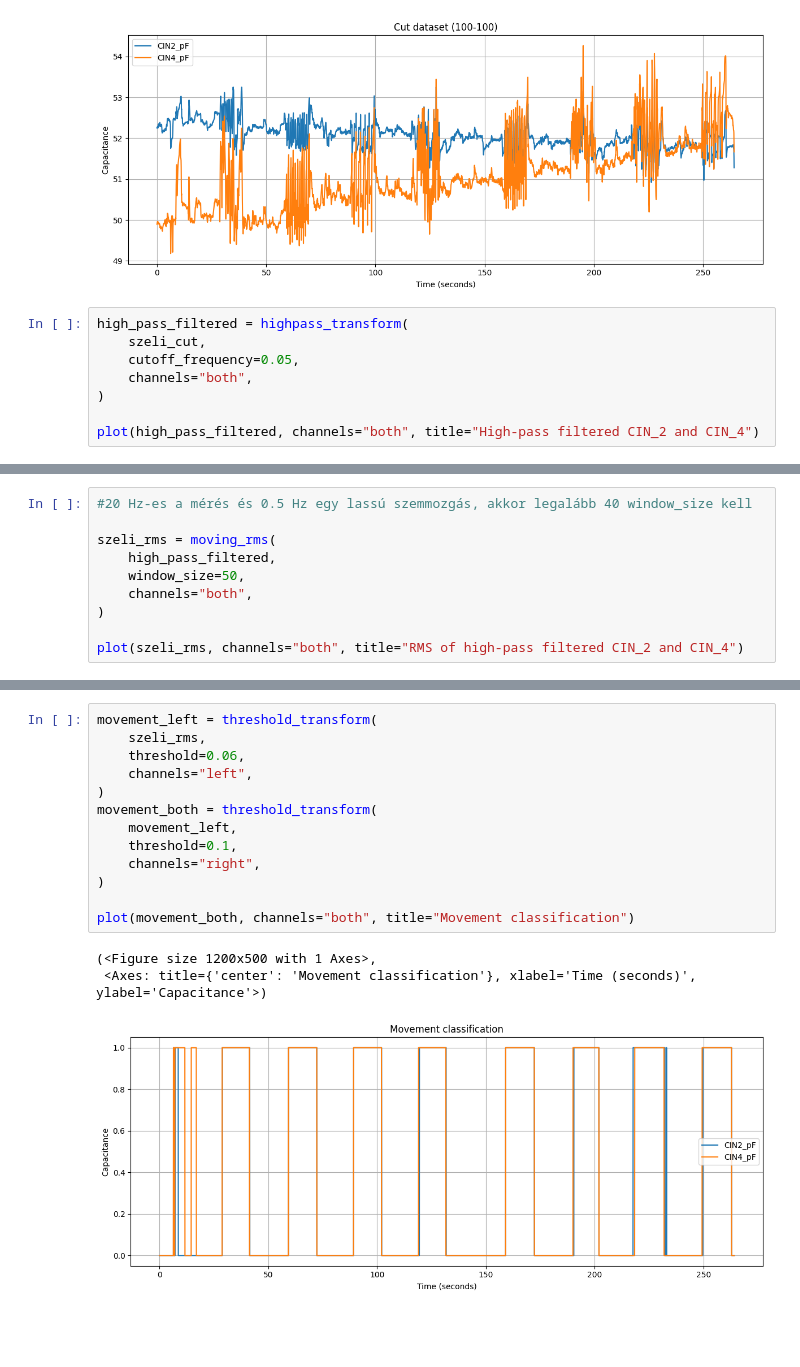
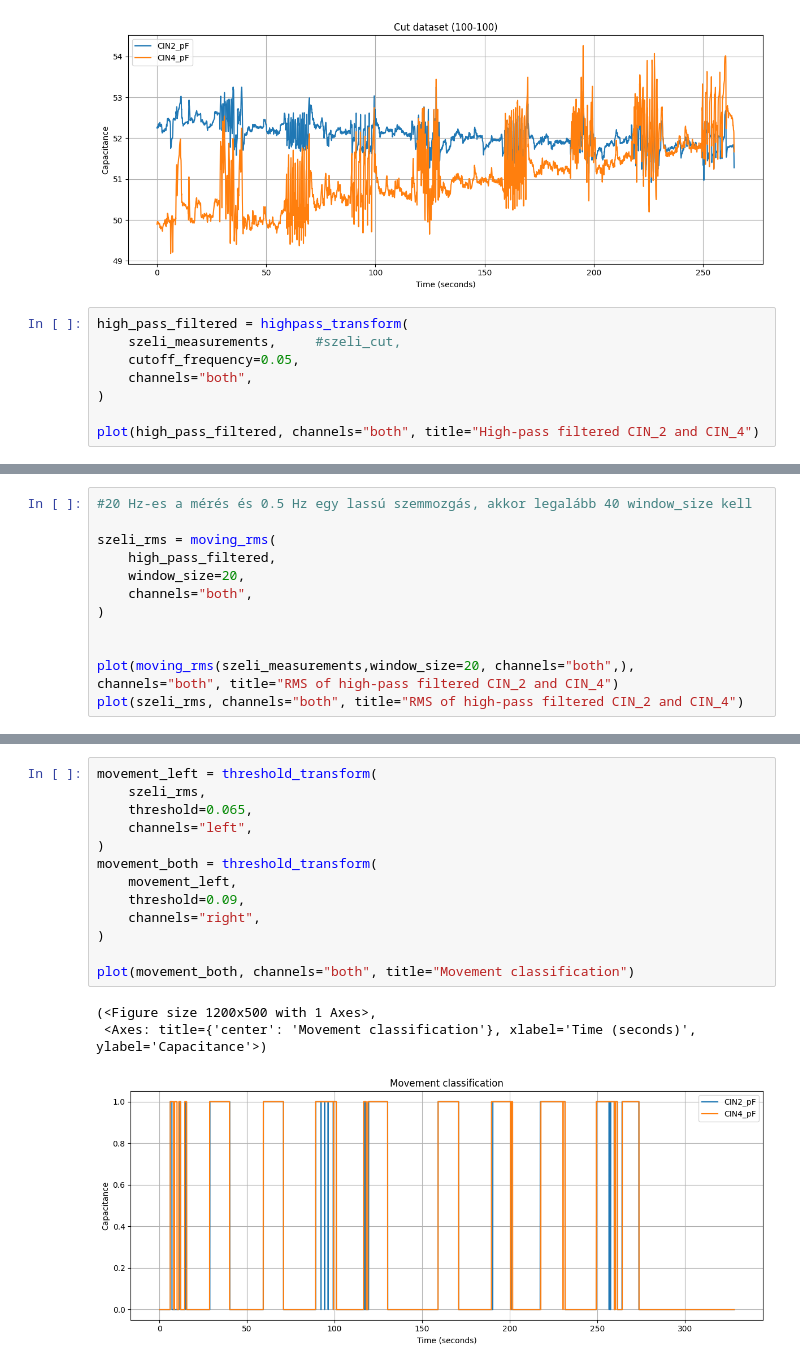
Before and after one commit to Qawes/CapMeter, a Jupyter notebook: data_analysis/signal_processing.ipynb, the cells around one changed output, grey strips where cells are left out. Saved outputs shown, nothing was run; the diff lists cells and outputs as text; blank space fills up the shorter version.

```diff
--- a/data_analysis/signal_processing.ipynb
+++ b/data_analysis/signal_processing.ipynb
@@ -78,7 +27,7 @@ plot(szeli_cut, channels="both", title="Cut dataset (100-100)")
 [figure]
 # %%
 high_pass_filtered = highpass_transform(
-    szeli_cut,
+    szeli_measurements,     #szeli_cut,
     cutoff_frequency=0.05,
     channels="both",
 )
@@ -93,10 +42,12 @@ plot(high_pass_filtered, channels="both", title="High-pass filtered CIN_2 and CI
 
 szeli_rms = moving_rms(
     high_pass_filtered,
-    window_size=50,
+    window_size=20,
     channels="both",
 )
 
+
+plot(moving_rms(szeli_measurements,window_size=20, channels="both",), channels="both", title="RMS of high-pass filtered CIN_2 and CIN_4")
 plot(szeli_rms, channels="both", title="RMS of high-pass filtered CIN_2 and CIN_4")
 # %% [output]
 (<Figure size 1200x500 with 1 Axes>,
@@ -105,17 +57,17 @@ plot(szeli_rms, channels="both", title="RMS of high-pass filtered CIN_2 and CIN_
 # %%
 movement_left = threshold_transform(
     szeli_rms,
-    threshold=0.06,
+    threshold=0.065,
     channels="left",
 )
 movement_both = threshold_transform(
     movement_left,
-    threshold=0.1,
+    threshold=0.09,
     channels="right",
 )
 
 plot(movement_both, channels="both", title="Movement classification")
 # %% [output]
 (<Figure size 1200x500 with 1 Axes>,
  <Axes: title={'center': 'Movement classification'}, xlabel='Time (seconds)', ylabel='Capacitance'>)
-[figure, old version]
+[figure, new version]
```
Also changed, not shown: parts of 4 cells of this notebook.
